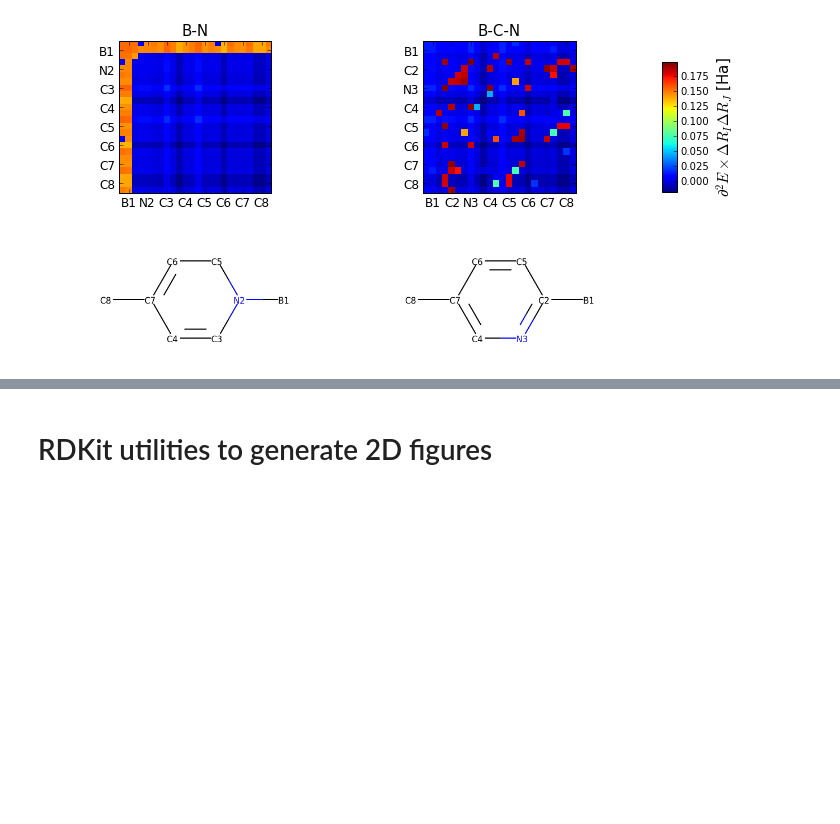
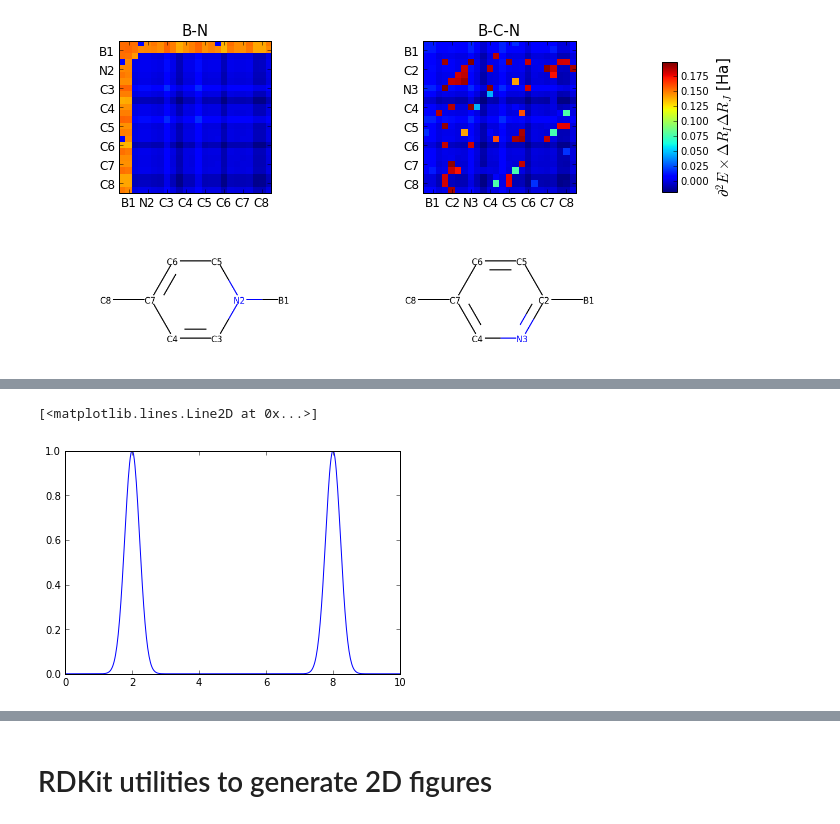
Before and after one commit to SamKChang/phononic_Tc_20170712, a Jupyter notebook: 01_finiteDifferenceTest/structure_test.ipynb, the cells around one changed output, grey strips where cells are left out. Drawn from its saved outputs; the diff is of its cells as text; code cells hidden in the pictures; blank space fills up the shorter version.

```diff
--- a/01_finiteDifferenceTest/structure_test.ipynb
+++ b/01_finiteDifferenceTest/structure_test.ipynb
@@ -528,0 +587,10 @@ Hessians_plot(Hessians_tar, ax1, ax2, ax3, ax4)
+# %%
+signal = np.array([2,8])
+sigma = 0.1
+x = np.linspace(0, 10, 500)
+
+plt.figure()
+plt.plot(x, y)
+# %% [output]
+[<matplotlib.lines.Line2D at 0x...>]
+[figure, added]
```
Also changed, not shown: parts of 14 cells of this notebook.
